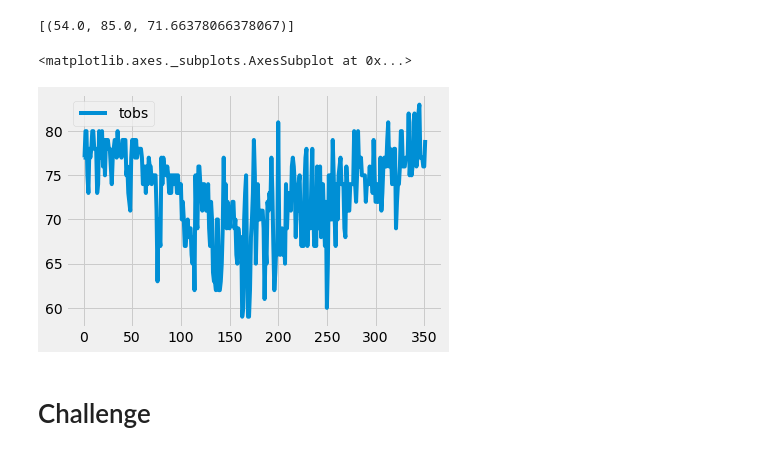
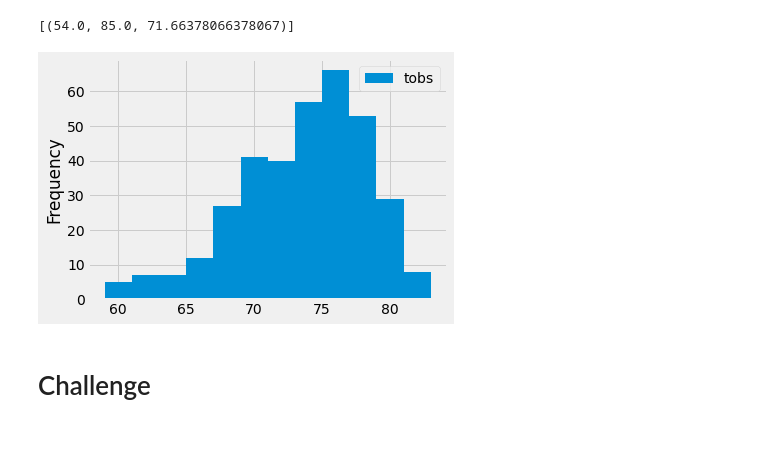
Before and after one commit to Tavender22/surfs_up, a Jupyter notebook: climate_analysis.ipynb, the cells around one changed output. Drawn from its saved outputs; the diff is of its cells as text; code cells hidden in the pictures.

```diff
--- a/climate_analysis.ipynb
+++ b/climate_analysis.ipynb
@@ -104,17 +104,17 @@ filter(Measurement.station == 'USC00519281').all()
 # %%
 # Choose the station with the highest number of temperature observations.
 # Query the last 12 months of temperature observation data for this station and plot the results as a histogram
 results = session.query(Measurement.tobs).\
 filter(Measurement.station == 'USC00519281').\
 filter(Measurement.date >= prev_year).all()
 #print(results)
 df = pd.DataFrame(results, columns=['tobs'])
 #print(df)
 
-df.plot.hit(bins=12)
+df.plot.hist(bins=12)
+plt.tight_layout()
 # %% [output]
-<matplotlib.axes._subplots.AxesSubplot at 0x...>
-[figure, old version]
+[figure, new version]
 # %%
 # Write a function called `calc_temps` that will accept start date and end date in the format '%Y-%m-%d'
 # and return the minimum, average, and maximum temperatures for that range of dates
```
Also changed, not shown: 1 other file.
